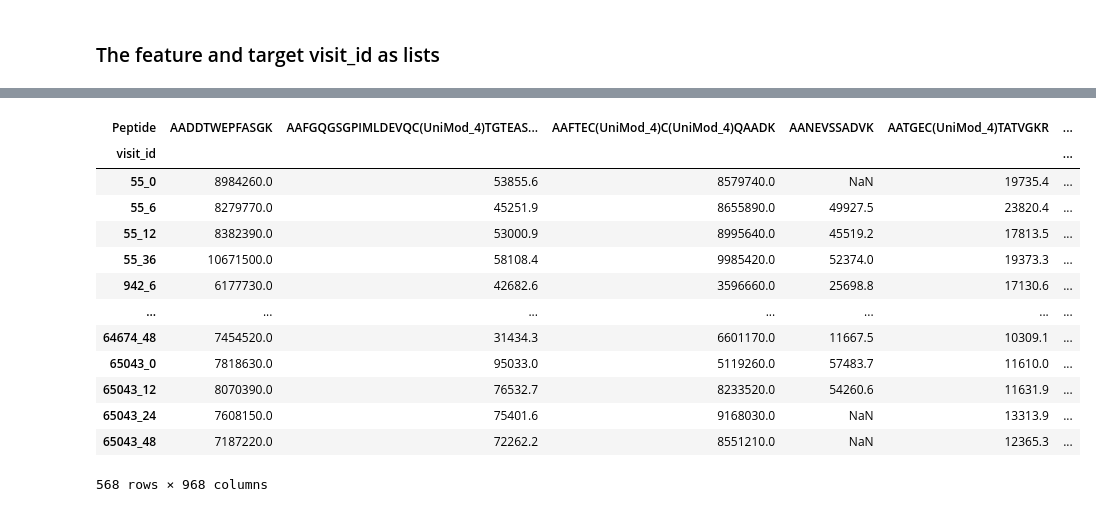
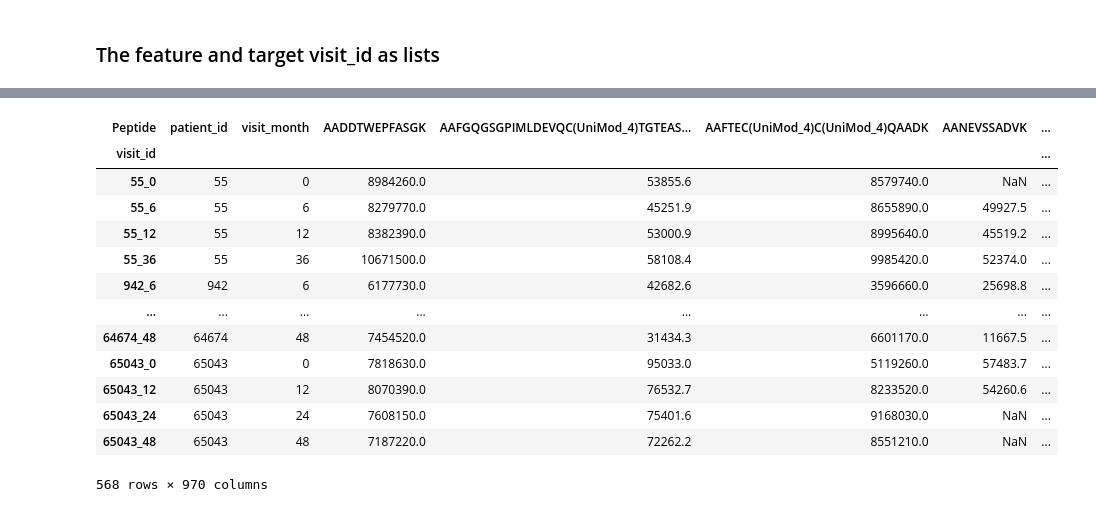
Before and after one commit to chris-hedemann/peptide-parkinsons-challenge, a Jupyter notebook: eda.ipynb, the cells around one changed output, grey strips where cells are left out. Saved outputs shown, nothing was run; the diff lists cells and outputs as text; code cells hidden in the pictures.

```diff
--- a/eda.ipynb
+++ b/eda.ipynb
@@ -901,22 +908,22 @@ target.to_csv('data/target_matrix')
 # %%
 ## Create the features matrix
-features = df_peptides_.loc[feature_ids].drop(['patient_id','visit_month'],axis=1)
+features = df_peptides_.loc[feature_ids]
 features
 # %% [output]
-| Peptide | AADDTWEPFASGK | AAFGQGSGPIMLDEVQC(UniMod_4)TGTEAS... | AAFTEC(UniMod_4)C(UniMod_4)QAADK | AANEVSSADVK | AATGEC(UniMod_4)TATVGKR | ... |
-| visit_id |  |  |  |  |  | ... |
-| 55_0 | 8984260.0 | 53855.6 | 8579740.0 | NaN | 19735.4 | ... |
-| 55_6 | 8279770.0 | 45251.9 | 8655890.0 | 49927.5 | 23820.4 | ... |
-| 55_12 | 8382390.0 | 53000.9 | 8995640.0 | 45519.2 | 17813.5 | ... |
-| 55_36 | 10671500.0 | 58108.4 | 9985420.0 | 52374.0 | 19373.3 | ... |
-| 942_6 | 6177730.0 | 42682.6 | 3596660.0 | 25698.8 | 17130.6 | ... |
-| ... | ... | ... | ... | ... | ... | ... |
-| 64674_48 | 7454520.0 | 31434.3 | 6601170.0 | 11667.5 | 10309.1 | ... |
-| 65043_0 | 7818630.0 | 95033.0 | 5119260.0 | 57483.7 | 11610.0 | ... |
-| 65043_12 | 8070390.0 | 76532.7 | 8233520.0 | 54260.6 | 11631.9 | ... |
-| 65043_24 | 7608150.0 | 75401.6 | 9168030.0 | NaN | 13313.9 | ... |
-| 65043_48 | 7187220.0 | 72262.2 | 8551210.0 | NaN | 12365.3 | ... |
+| Peptide | patient_id | visit_month | AADDTWEPFASGK | AAFGQGSGPIMLDEVQC(UniMod_4)TGTEAS... | AAFTEC(UniMod_4)C(UniMod_4)QAADK | AANEVSSADVK | ... |
+| visit_id |  |  |  |  |  |  | ... |
+| 55_0 | 55 | 0 | 8984260.0 | 53855.6 | 8579740.0 | NaN | ... |
+| 55_6 | 55 | 6 | 8279770.0 | 45251.9 | 8655890.0 | 49927.5 | ... |
+| 55_12 | 55 | 12 | 8382390.0 | 53000.9 | 8995640.0 | 45519.2 | ... |
+| 55_36 | 55 | 36 | 10671500.0 | 58108.4 | 9985420.0 | 52374.0 | ... |
+| 942_6 | 942 | 6 | 6177730.0 | 42682.6 | 3596660.0 | 25698.8 | ... |
+| ... | ... | ... | ... | ... | ... | ... | ... |
+| 64674_48 | 64674 | 48 | 7454520.0 | 31434.3 | 6601170.0 | 11667.5 | ... |
+| 65043_0 | 65043 | 0 | 7818630.0 | 95033.0 | 5119260.0 | 57483.7 | ... |
+| 65043_12 | 65043 | 12 | 8070390.0 | 76532.7 | 8233520.0 | 54260.6 | ... |
+| 65043_24 | 65043 | 24 | 7608150.0 | 75401.6 | 9168030.0 | NaN | ... |
+| 65043_48 | 65043 | 48 | 7187220.0 | 72262.2 | 8551210.0 | NaN | ... |
-568 rows × 968 columns
+568 rows × 970 columns
 # %%
 ## Build feature matrix
 binary_features = features[presence].isna() * 1
```
Also changed, not shown: parts of 8 cells of this notebook, 2 other files.
